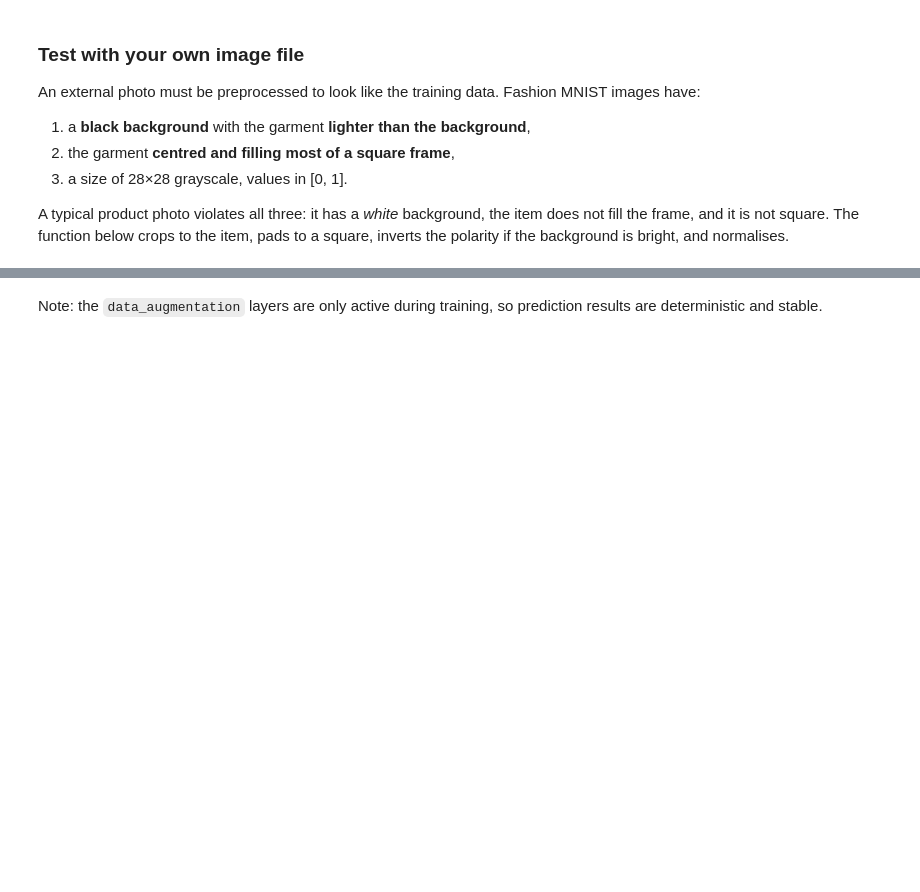
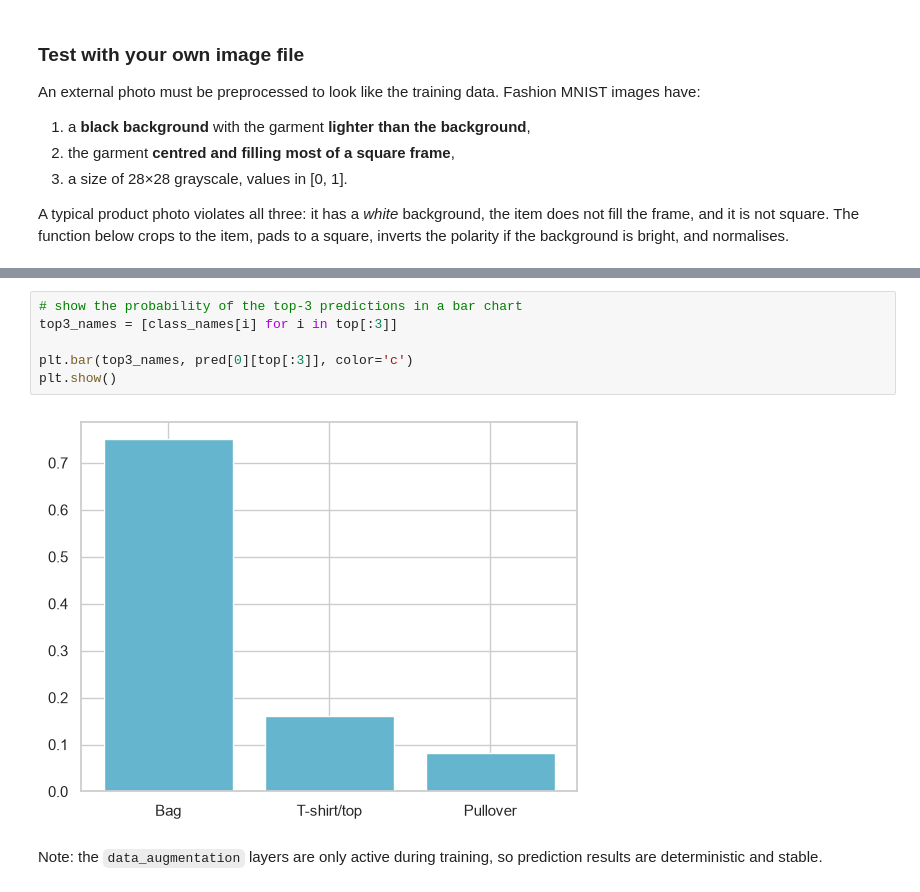
Before and after one commit to WillardDev/CNN-Fashion-Classifier, a Jupyter notebook: fashion_mnist_cnn.ipynb, the cells around one changed output, grey strips where cells are left out. Cells and saved outputs as stored; diff of their text form; blank space fills up the shorter version.

```diff
--- a/fashion_mnist_cnn.ipynb
+++ b/fashion_mnist_cnn.ipynb
@@ -507,3 +507,11 @@ Top-3 predictions:
+# %%
+# show the probability of the top-3 predictions in a bar chart
+top3_names = [class_names[i] for i in top[:3]]
+
+plt.bar(top3_names, pred[0][top[:3]], color='c')
+plt.show()
+# %% [output]
+[figure, added]
 # %% [markdown]
 Note: the `data_augmentation` layers are only active during training, so prediction results are deterministic and stable.
 # %% [markdown]
```
Also changed, not shown: parts of 3 cells of this notebook, 18 other files.
